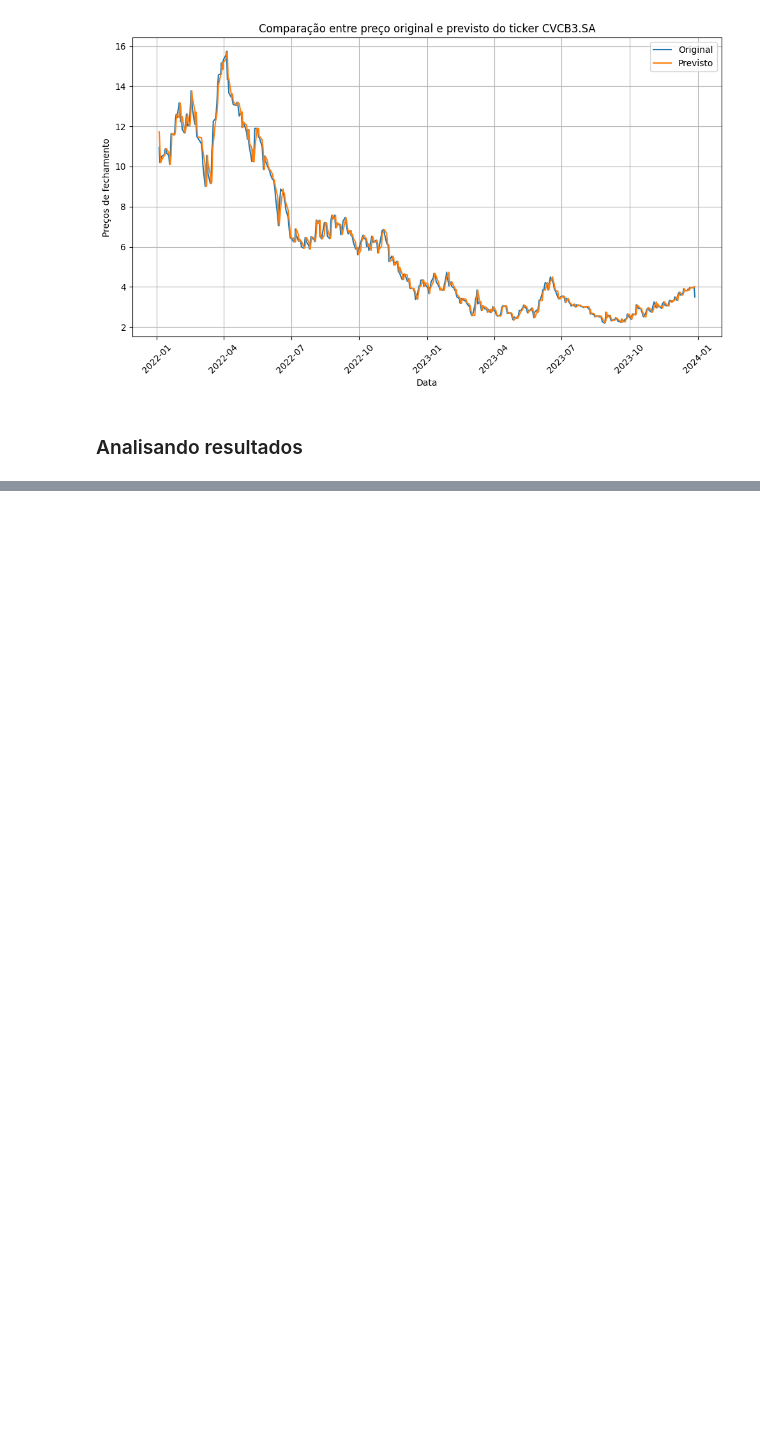
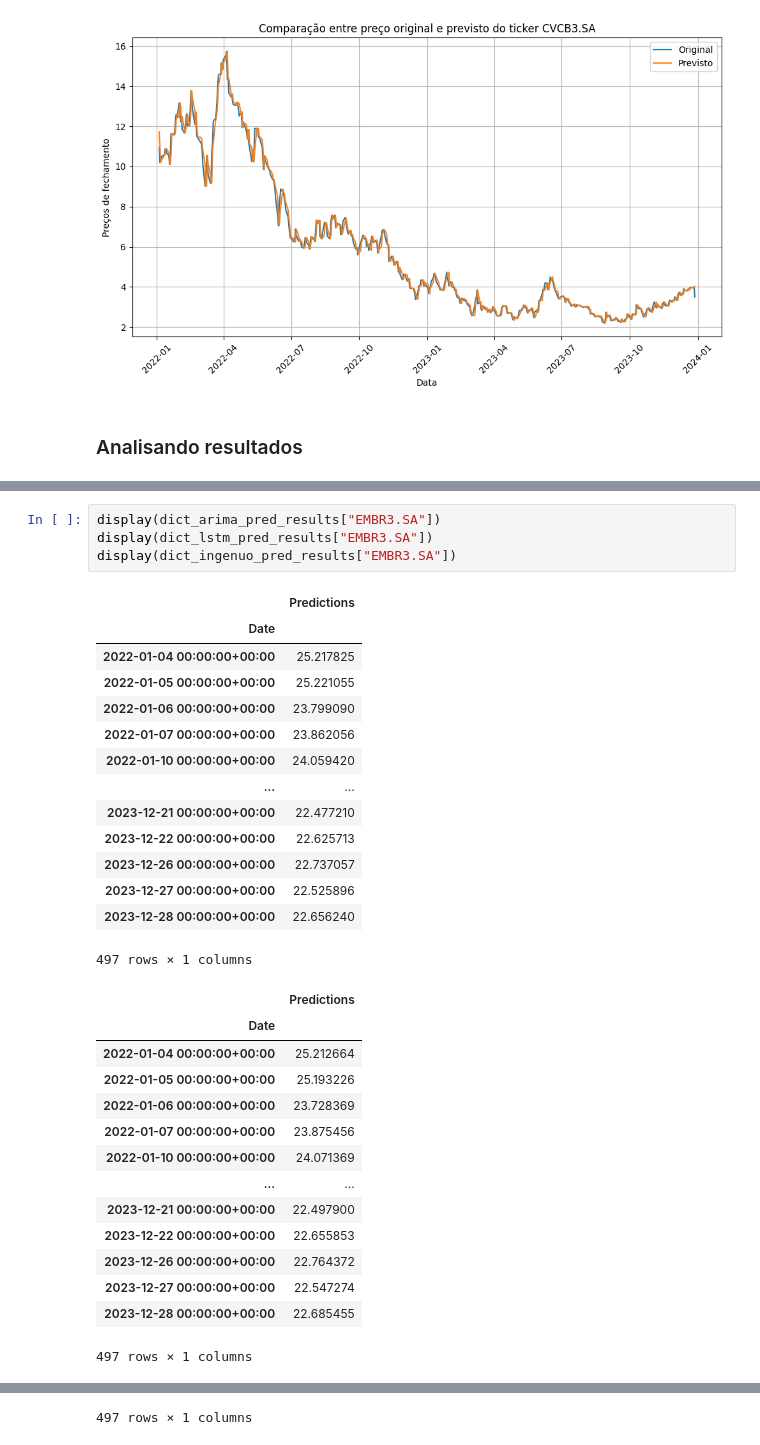
Before and after one commit to KayoRBC/TCC, a Jupyter notebook: notebook.ipynb, the cells around one changed output, grey strips where cells are left out. Saved outputs shown, nothing was run; the diff lists cells and outputs as text; blank space fills up the shorter version.

```diff
--- a/notebook.ipynb
+++ b/notebook.ipynb
@@ -740,0 +682,33 @@ mostrar_grafico_mapes(dict_pred_results, dict_test_history)
+# %%
+display(dict_arima_pred_results["EMBR3.SA"])
+display(dict_lstm_pred_results["EMBR3.SA"])
+display(dict_ingenuo_pred_results["EMBR3.SA"])
+# %% [output]
+|  | Predictions |
+| Date |  |
+| 2022-01-04 00:00:00+00:00 | 25.217825 |
+| 2022-01-05 00:00:00+00:00 | 25.221055 |
+| 2022-01-06 00:00:00+00:00 | 23.799090 |
+| 2022-01-07 00:00:00+00:00 | 23.862056 |
+| 2022-01-10 00:00:00+00:00 | 24.059420 |
+| ... | ... |
+| 2023-12-21 00:00:00+00:00 | 22.477210 |
+| 2023-12-22 00:00:00+00:00 | 22.625713 |
+| 2023-12-26 00:00:00+00:00 | 22.737057 |
+| 2023-12-27 00:00:00+00:00 | 22.525896 |
+| 2023-12-28 00:00:00+00:00 | 22.656240 |
+497 rows × 1 columns
+|  | Predictions |
+| Date |  |
+| 2022-01-04 00:00:00+00:00 | 25.212664 |
+| 2022-01-05 00:00:00+00:00 | 25.193226 |
+| 2022-01-06 00:00:00+00:00 | 23.728369 |
+| 2022-01-07 00:00:00+00:00 | 23.875456 |
+| 2022-01-10 00:00:00+00:00 | 24.071369 |
+| ... | ... |
+| 2023-12-21 00:00:00+00:00 | 22.497900 |
+| 2023-12-22 00:00:00+00:00 | 22.655853 |
+| 2023-12-26 00:00:00+00:00 | 22.764372 |
+| 2023-12-27 00:00:00+00:00 | 22.547274 |
+| 2023-12-28 00:00:00+00:00 | 22.685455 |
+497 rows × 1 columns
@@ -740,0 +728 @@ mostrar_grafico_mapes(dict_pred_results, dict_test_history)
+497 rows × 1 columns
```
Also changed, not shown: parts of 8 cells of this notebook.
